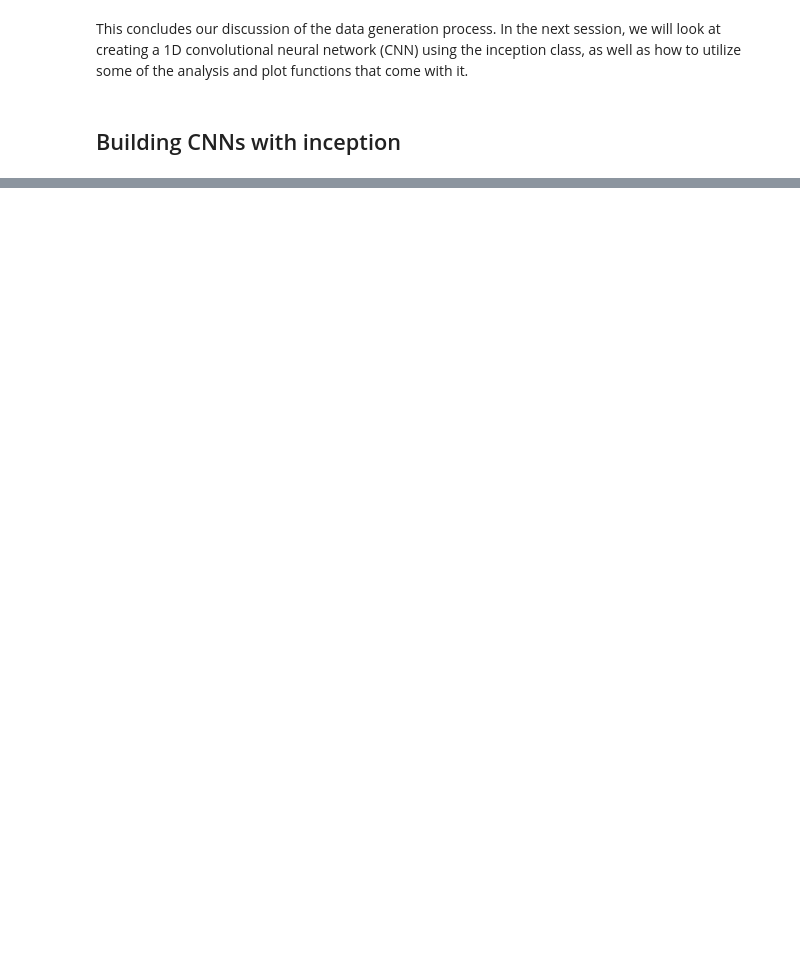
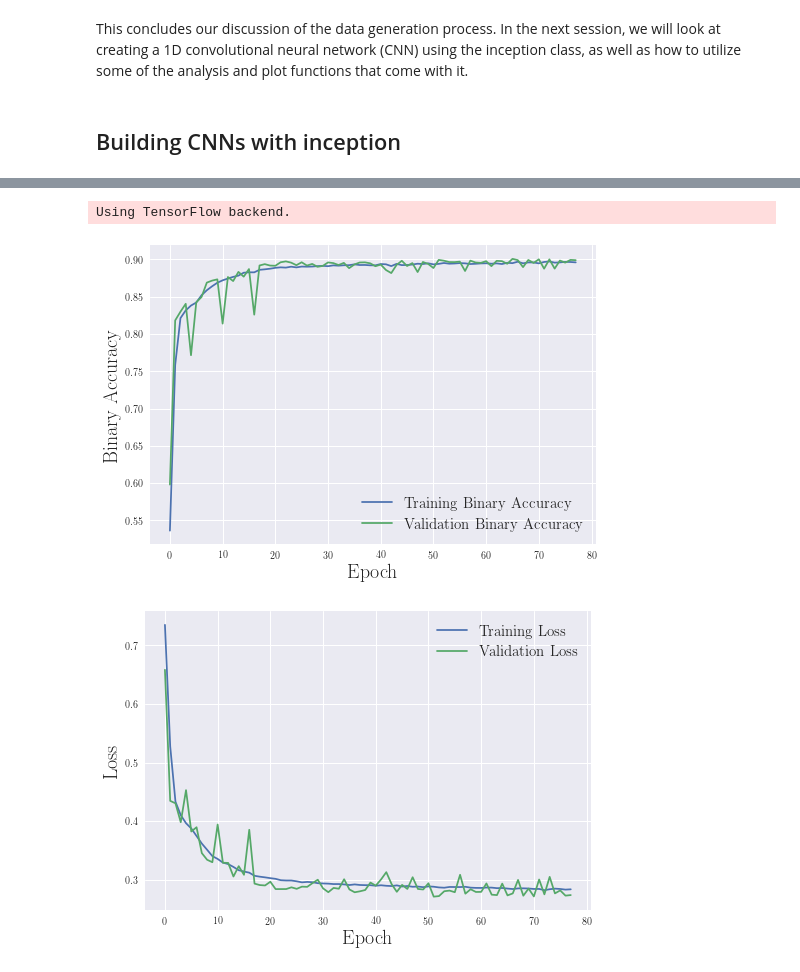
Before and after one commit to sheabrown/faraday_complexity, a Jupyter notebook: final/How2Guide.ipynb, the cells around one changed output, grey strips where cells are left out. Saved outputs shown, nothing was run; the diff lists cells and outputs as text; code cells hidden in the pictures; blank space fills up the shorter version.

```diff
--- a/final/How2Guide.ipynb
+++ b/final/How2Guide.ipynb
@@ -286,0 +292,12 @@ This concludes our discussion of the data generation process. In the next sessio
+# %%
+from inception import *
+cnn = inception()
+
+cnn._loadLog('models/log/i2layer_final.log')
+
+cnn._plotAcc()
+cnn._plotLoss()
+# %% [output]
+Using TensorFlow backend.
+[figure, added]
+[figure, added]
```
Also changed, not shown: parts of 22 cells of this notebook.
